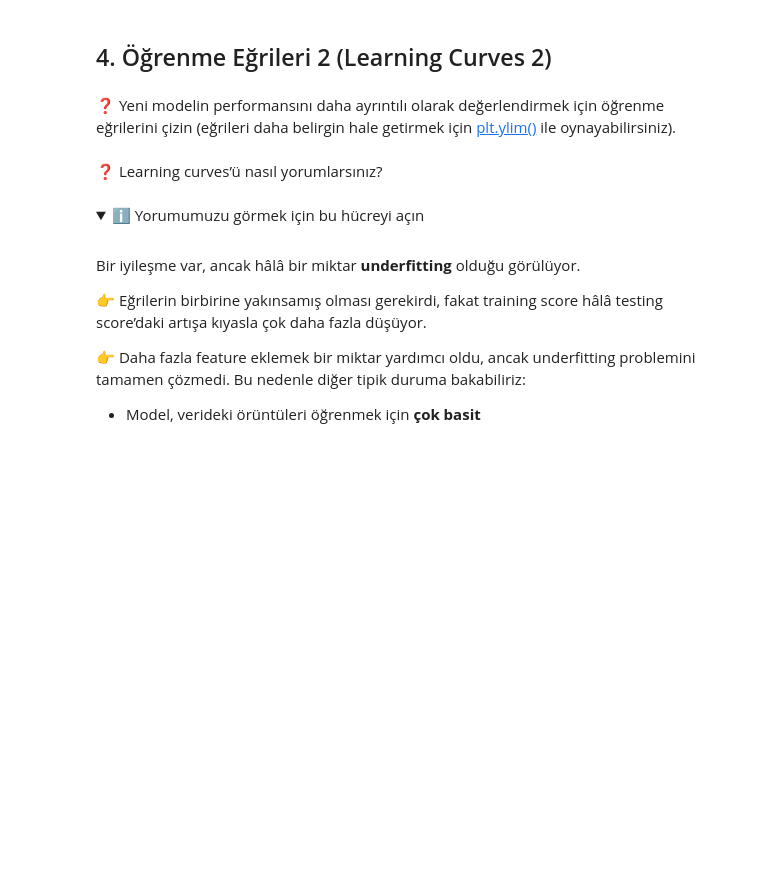
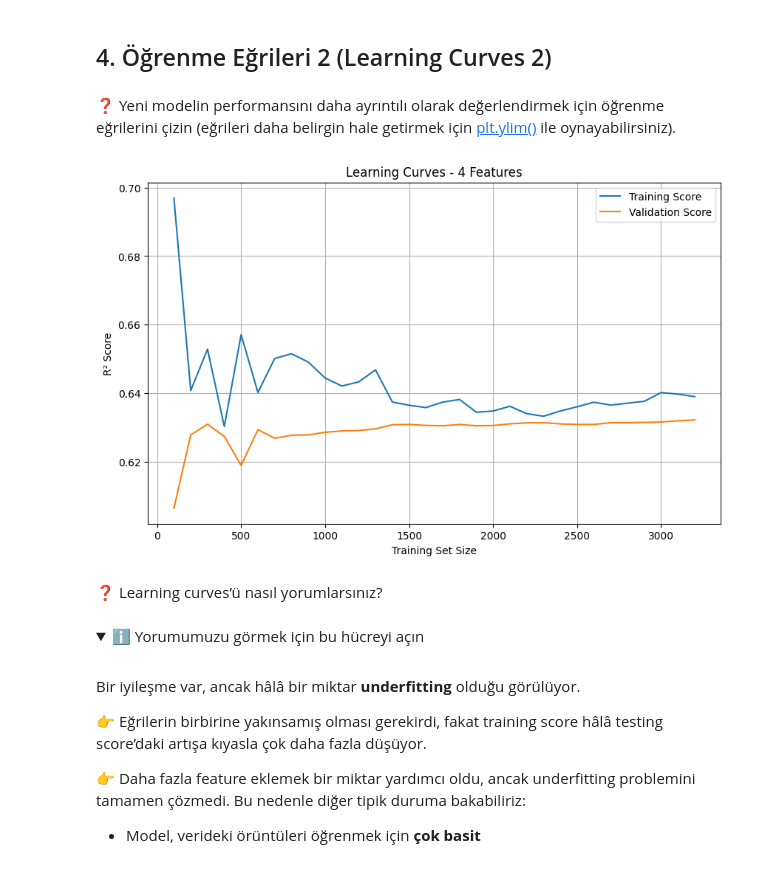
Before and after one commit to Burak-Gokce/S16D1-S-data-learning-curves-, a Jupyter notebook: Learning_Curves.ipynb, the cells around one changed output. Cells and saved outputs as stored; diff of their text form; code cells hidden in the pictures; folded sections open; blank space fills up the shorter version.

```diff
--- a/Learning_Curves.ipynb
+++ b/Learning_Curves.ipynb
@@ -128,0 +152,14 @@ Training size’lar için **100** satırdan başlamalı ve dataset’in %80’i
+# %%
+X = df[["mp", "poss", "do_ratio", "pacing"]]
+
+scores = cross_validate(
+    LinearRegression(),
+    X,
+    y,
+    cv=5,
+    scoring="r2"
+)
+
+score_added_features = scores["test_score"].mean()
+
+print("Yeni model R²:", score_added_features)
@@ -137,3 +174,30 @@ Training size’lar için **100** satırdan başlamalı ve dataset’in %80’i
+# %%
+train_sizes = np.arange(100, 3201, 100)
+
+train_sizes, train_scores, test_scores = learning_curve(
+    LinearRegression(),
+    X,
+    y,
+    train_sizes=train_sizes,
+    cv=5,
+    scoring="r2"
+)
+
+train_mean = train_scores.mean(axis=1)
+test_mean = test_scores.mean(axis=1)
+
+plt.figure(figsize=(10, 6))
+plt.plot(train_sizes, train_mean, label="Training Score")
+plt.plot(train_sizes, test_mean, label="Validation Score")
+
+plt.xlabel("Training Set Size")
+plt.ylabel("R² Score")
+plt.title("Learning Curves - 4 Features")
+plt.legend()
+plt.grid(True)
+plt.show()
+# %% [output]
+[figure, added]
 # %% [markdown]
 ❓ Learning curves’ü nasıl yorumlarsınız?
 # %% [markdown]
```
Also changed, not shown: parts of 19 cells of this notebook, 1 other file.
